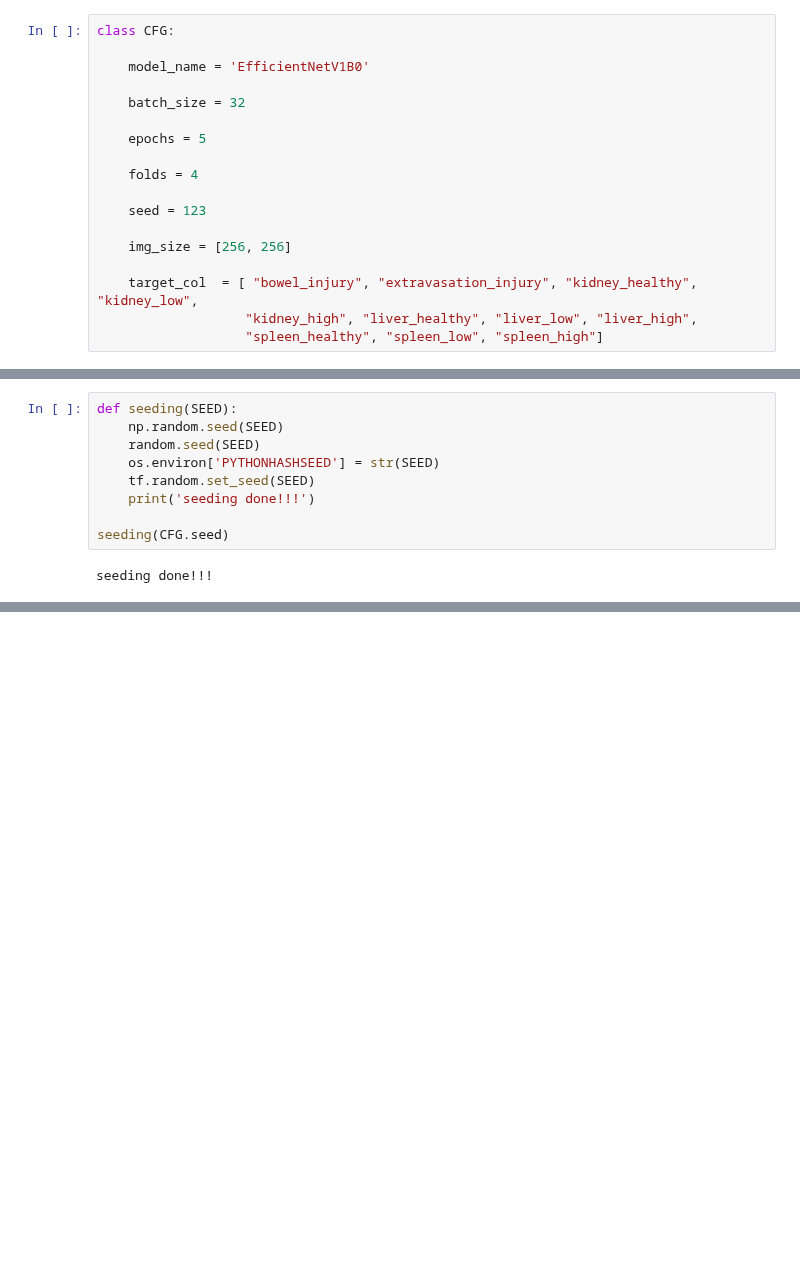
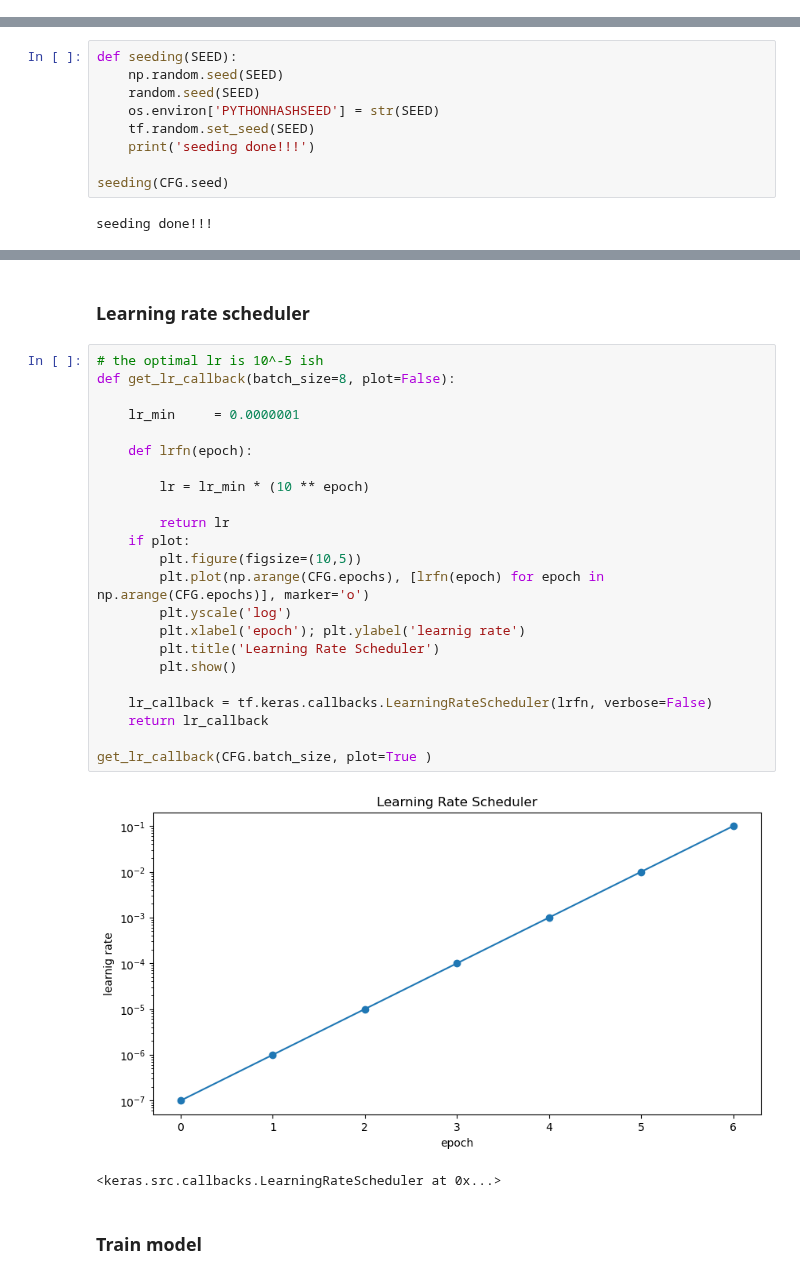
Before and after one commit to Makoto-Noda/RSNA2023, a Jupyter notebook: efficientnet_debug.ipynb, the cells around one changed output, grey strips where cells are left out. Drawn from its saved outputs; the diff is of its cells as text; blank space fills up the shorter version.

```diff
--- a/efficientnet_debug.ipynb
+++ b/efficientnet_debug.ipynb
@@ -23,20 +21,2 @@ from sklearn.utils.class_weight import compute_class_weight
 
 from keras_cv_attention_models import efficientnet
-# %%
-class CFG:
-
-    model_name = 'EfficientNetV1B0'
-
-    batch_size = 32
-
-    epochs = 5
-
-    folds = 4
-
-    seed = 123
-
-    img_size = [256, 256]
-
-    target_col  = [ "bowel_injury", "extravasation_injury", "kidney_healthy", "kidney_low",
-                   "kidney_high", "liver_healthy", "liver_low", "liver_high",
-                   "spleen_healthy", "spleen_low", "spleen_high"]
@@ -169,6 +503,36 @@ def build_model(model_name=CFG.model_name, dim=CFG.img_size):
         model.compile(optimizer=optimizer, loss=loss, metrics=metrics)
 
         return model
+# %% [markdown]
+### Learning rate scheduler
+# %%
+# the optimal lr is 10^-5 ish
+def get_lr_callback(batch_size=8, plot=False):
+
+    lr_min     = 0.0000001
+
+    def lrfn(epoch):
+
+        lr = lr_min * (10 ** epoch)
+
+        return lr
+    if plot:
+        plt.figure(figsize=(10,5))
+        plt.plot(np.arange(CFG.epochs), [lrfn(epoch) for epoch in np.arange(CFG.epochs)], marker='o')
+        plt.yscale('log')
+        plt.xlabel('epoch'); plt.ylabel('learnig rate')
+        plt.title('Learning Rate Scheduler')
+        plt.show()
+
+    lr_callback = tf.keras.callbacks.LearningRateScheduler(lrfn, verbose=False)
+    return lr_callback
+
+get_lr_callback(CFG.batch_size, plot=True )
+# %% [output]
+[figure, added]
+<keras.src.callbacks.LearningRateScheduler at 0x...>
+# %% [markdown]
+### Train model
 # %%
 
 for fold in np.arange(CFG.folds):
```
Also changed, not shown: parts of 24 cells of this notebook, 5 other files.
